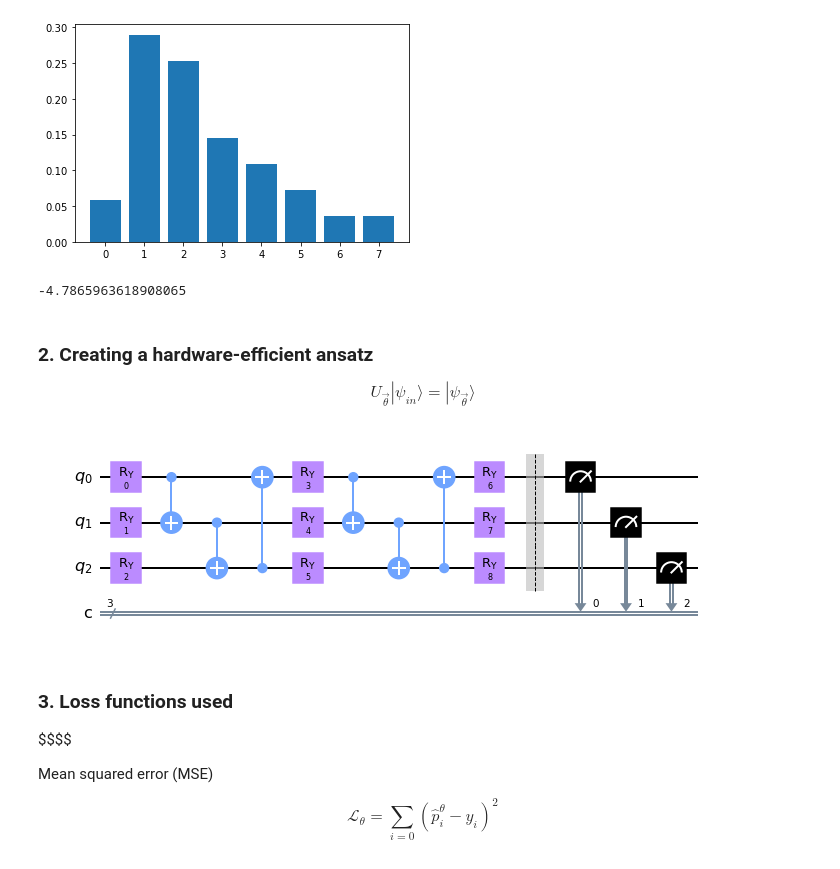
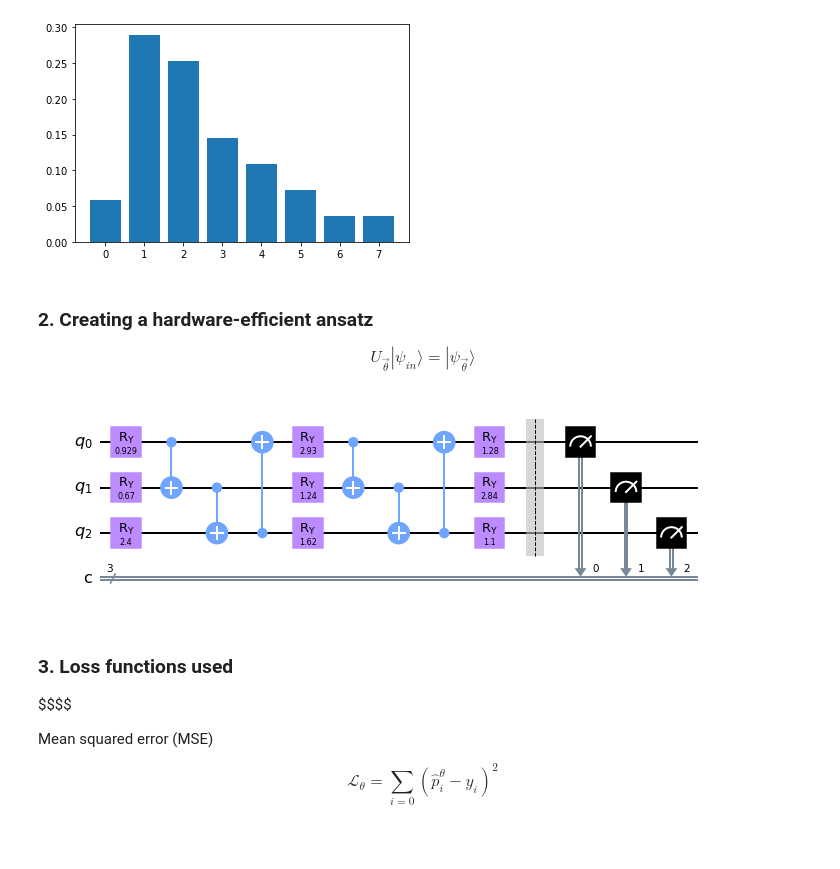
Before and after one commit to AntonSimen06/qGAN, a Jupyter notebook: qGANs.ipynb, the cells around one changed output. Cells and saved outputs as stored; diff of their text form; code cells hidden in the pictures.

```diff
--- a/qGANs.ipynb
+++ b/qGANs.ipynb
@@ -31,14 +33,10 @@ plt.bar(range(len(prob_distr)),prob_distr)
 # %% [output]
 <BarContainer object of 8 artists>
 [figure]
-# %%
-math.log2(prob_distr[7])
-# %% [output]
--4.7865963618908065
 # %% [markdown]
 ### 2. Creating a hardware-efficient ansatz
 
-$$U_{\vec{\theta}}|\psi_{in}\rangle = |\psi_\vec{\theta}\rangle$$
+$$U_{\vec{\theta}}|\psi_{in}\rangle = |\psi_{\vec{\theta}}\rangle$$
 # %%
 def ansatz(param, num_layers):
     num_q = 3
@@ -54,9 +52,9 @@ def ansatz(param, num_layers):
     qc.measure(range(num_q), range(num_q))
     return qc
 # %%
-ansatz(param = [0,1,2,3,4,5,6,7,8], num_layers=3).draw('mpl',fold=-1)
+ansatz(param = np.random.uniform(0, np.pi, 9), num_layers=3).draw('mpl',fold=-1)
 # %% [output]
-[figure, old version]
+[figure, new version]
 # %% [markdown]
 ### 3. Loss functions used
 
```
Also changed, not shown: parts of 6 cells of this notebook, 1 other file.
